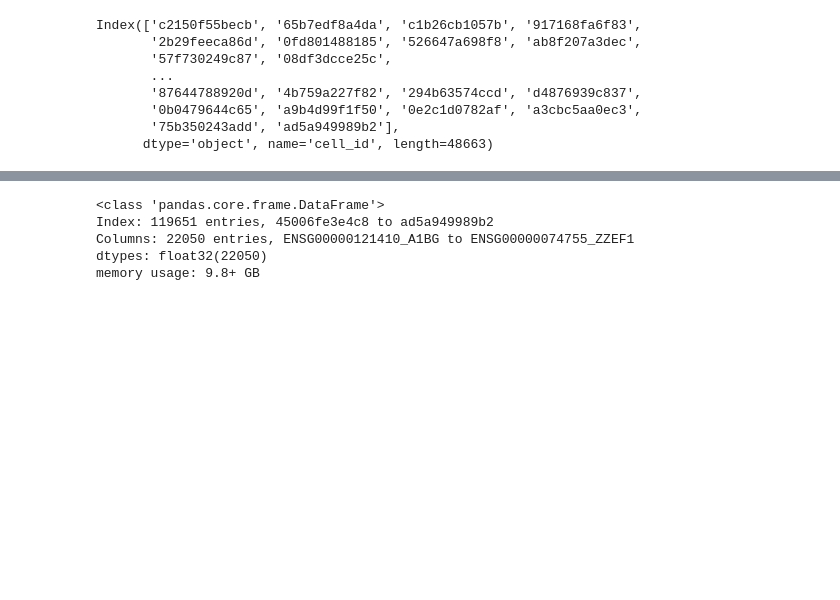
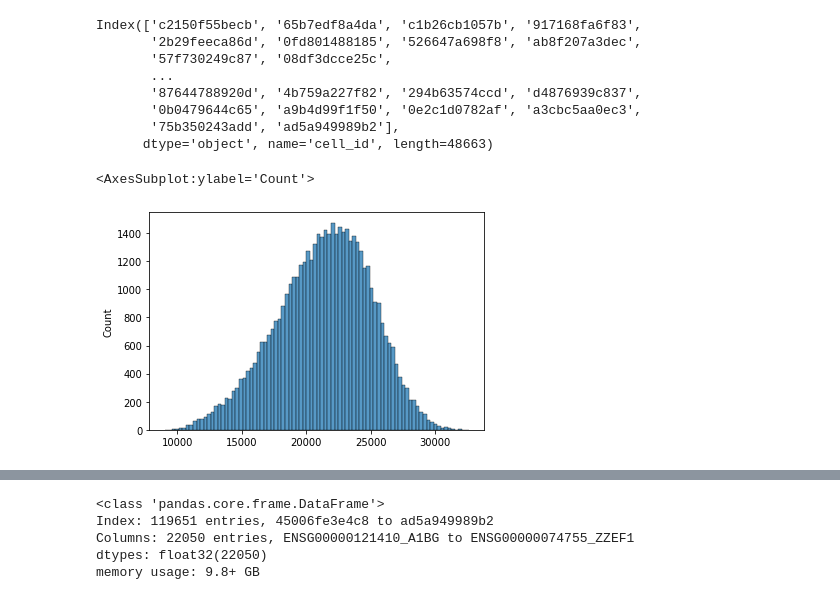
Before and after one commit to IMOKURI/kaggle-multimodal-single-cell-integration, a Jupyter notebook: notebook/EDA.ipynb, the cells around one changed output, grey strips where cells are left out. Saved outputs shown, nothing was run; the diff lists cells and outputs as text; code cells hidden in the pictures; blank space fills up the shorter version.

```diff
--- a/notebook/EDA.ipynb
+++ b/notebook/EDA.ipynb
@@ -532,3 +554,10 @@ Index(['c2150f55becb', '65b7edf8a4da', 'c1b26cb1057b', '917168fa6f83',
        '0b0479644c65', 'a9b4d99f1f50', '0e2c1d0782af', 'a3cbc5aa0ec3',
        '75b350243add', 'ad5a949989b2'],
       dtype='object', name='cell_id', length=48663)
+# %%
+sum_by_row = (input.test_cite_inputs).sum(axis=1)
+# %%
+sns.histplot(sum_by_row)
+# %% [output]
+<AxesSubplot:ylabel='Count'>
+[figure, added]
```
Also changed, not shown: parts of 21 cells of this notebook, 3 other files.
